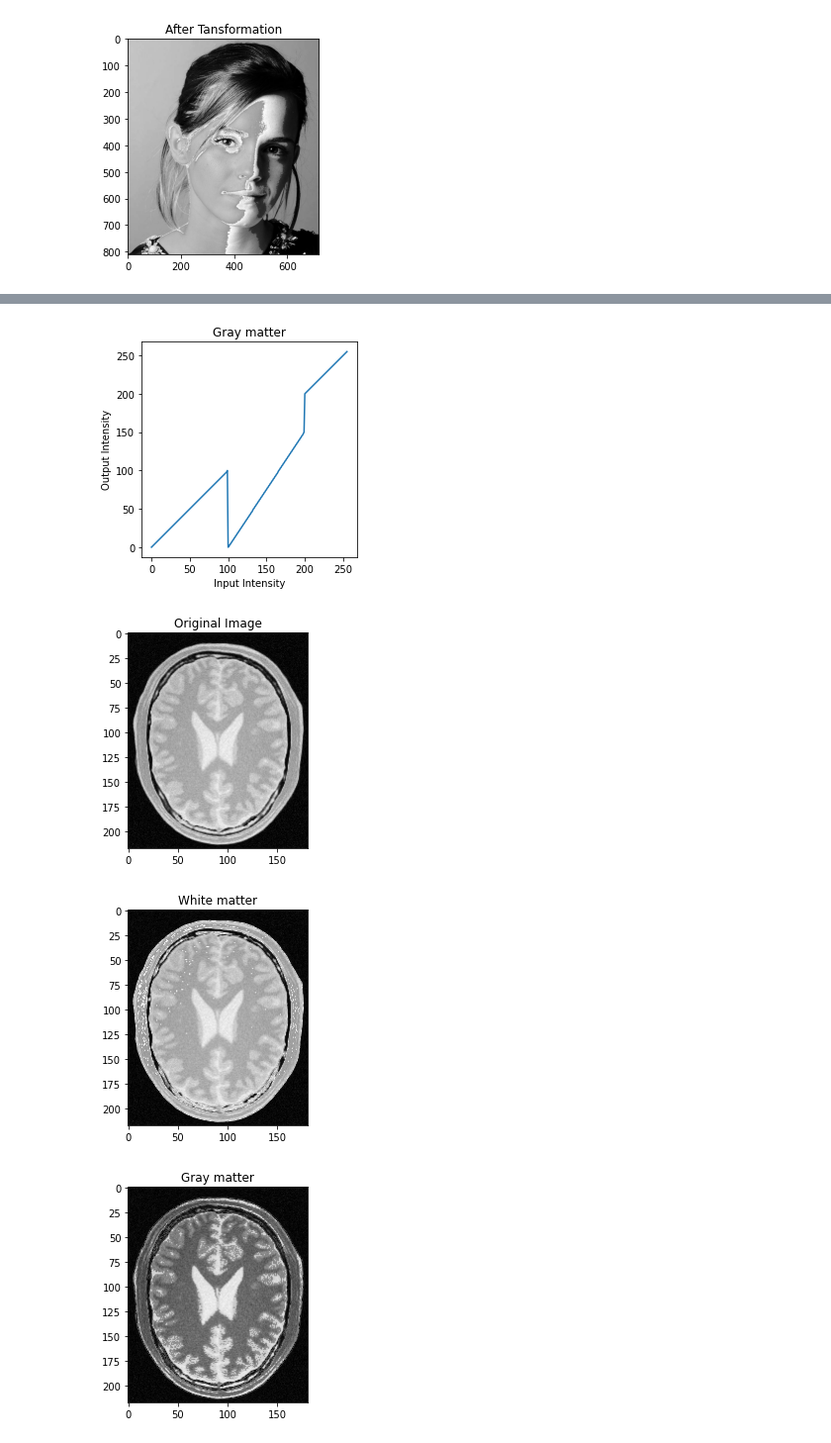
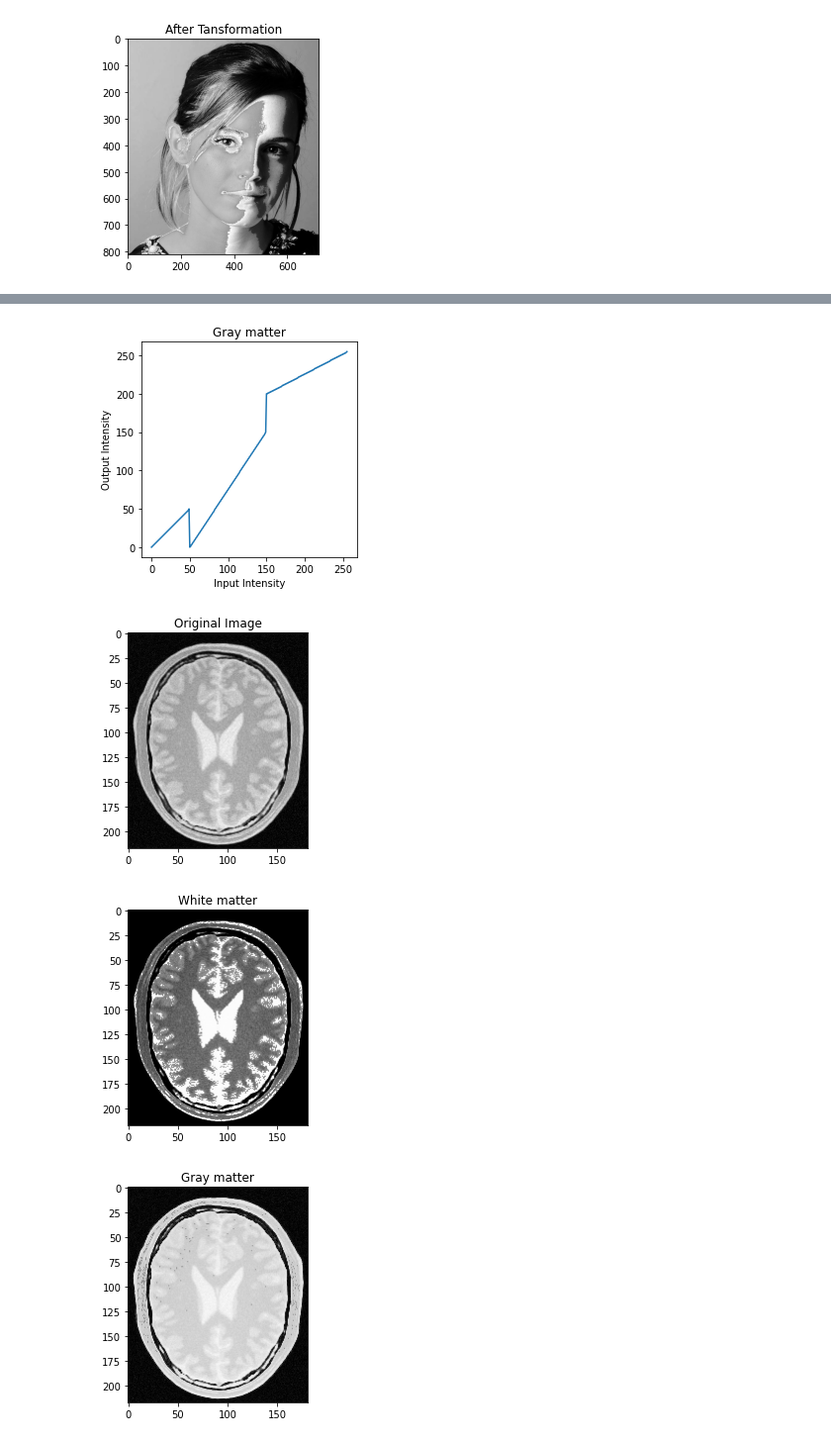
Before and after one commit to Lahiru-Sanjaya-Lankagama/Image-Processing, a Jupyter notebook: Assignment-1.ipynb, the cells around one changed output, grey strips where cells are left out. Shown at 99% size. Cells and saved outputs as stored; diff of their text form; code cells hidden in the pictures.

```diff
--- a/Assignment-1.ipynb
+++ b/Assignment-1.ipynb
@@ -54,17 +54,17 @@ import matplotlib.pyplot as plt
 f = cv.imread(r"C:\Users\Lahiru Sanjaya\Desktop\image_Ass\Assignment\brain_proton_density_slice.png",cv.IMREAD_GRAYSCALE)
 assert f is not None
 
-t1 = np.linspace(0 , 50, 50)
-t2 = np.linspace(50 , 100, 0)
-t3 = np.linspace(100 , 255, 100)
-t4 = np.linspace(150 , 255, 0)
-t5 = np.linspace(150 , 255, 106)
+t1 = np.linspace(0, 0, 100)
+t2 = np.linspace(100, 0, 0)
+t3 = np.linspace(0, 150, 100)
+t4 = np.linspace(150, 200, 0)
+t5 = np.linspace(250, 255, 56)
 
-t6 = np.linspace(0, 100, 100)
+t6 = np.linspace(0, 50, 50)
 t7 = np.linspace(100, 0, 0)
 t8 = np.linspace(0, 150, 100)
 t9 = np.linspace(150, 200, 0)
-t10 = np.linspace(200, 255, 56)
+t10 = np.linspace(200, 255, 106)
 
 t_w = np.concatenate((t1, t2, t3, t4, t5), axis = 0).astype(np.uint8)
 fig, ax = plt.subplots()
@@ -118,4 +118,4 @@ plt.show()
-[figure, old version]
+[figure, new version]
 [figure]
-[figure, old version]
+[figure, new version]
-[figure, old version]
+[figure, new version]
```
Also changed, not shown: parts of 4 cells of this notebook.
